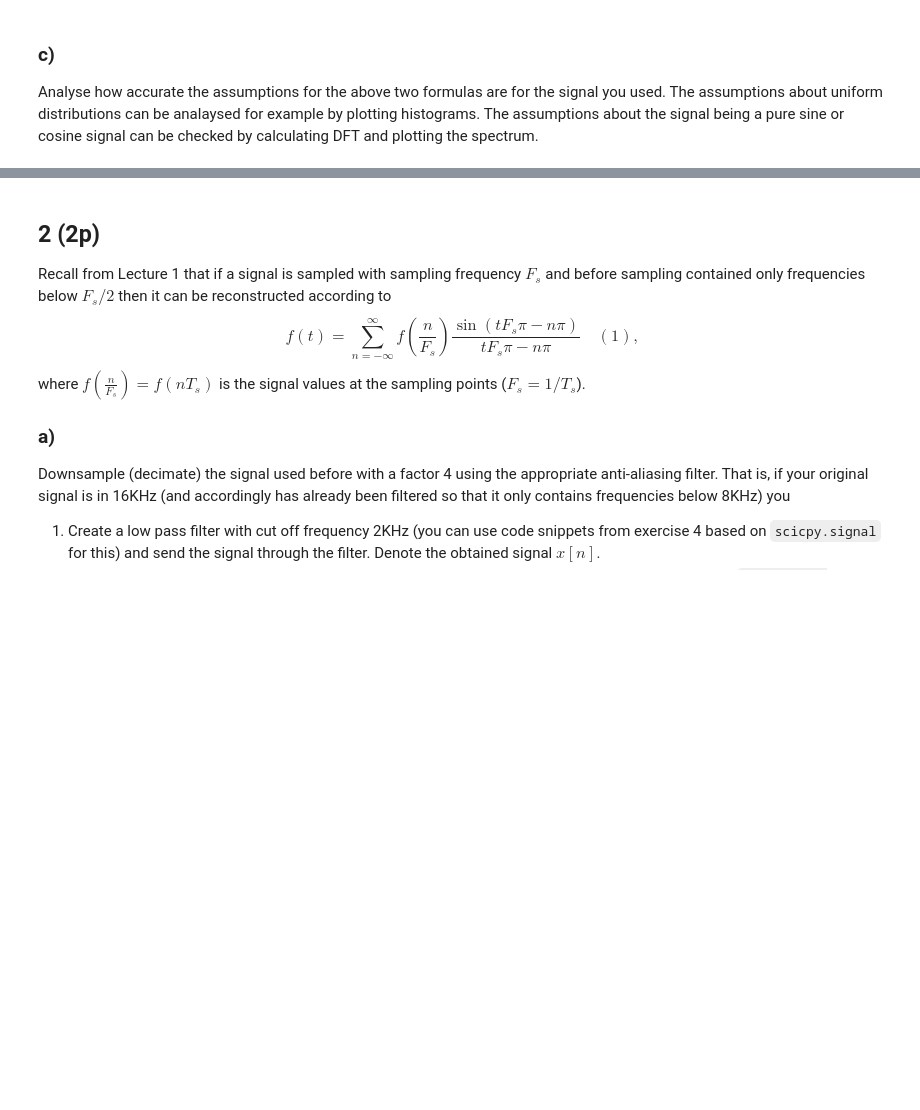
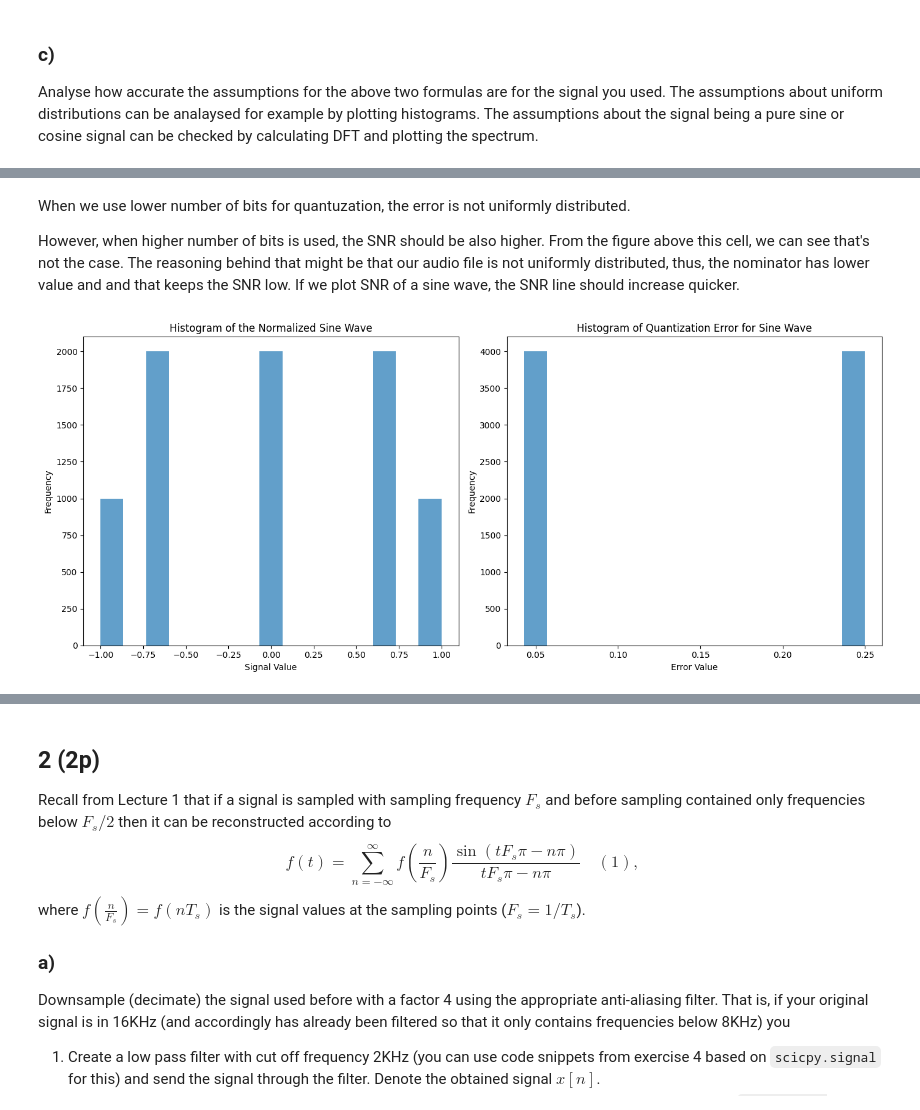
Before and after one commit to LukasFoltyn/czsa-first-homework, a Jupyter notebook: CZSa_2024_HW1.ipynb, the cells around one changed output, grey strips where cells are left out. Drawn from its saved outputs; the diff is of its cells as text; code cells hidden in the pictures; some formulas as TeX source; blank space fills up the shorter version.

```diff
--- a/CZSa_2024_HW1.ipynb
+++ b/CZSa_2024_HW1.ipynb
@@ -133,0 +200,46 @@ Analyse how accurate the assumptions for the above two formulas are for the sign
+# %% [markdown]
+When we use lower number of bits for quantuzation, the error is not uniformly distributed.
+
+However, when higher number of bits is used, the SNR should be also higher. From the figure above this cell, we can see that's not the case. The reasoning behind that might be that our audio file is not uniformly distributed, thus, the nominator has lower value and and that keeps the SNR low.
+If we plot SNR of a sine wave, the SNR line should increase quicker.
+# %%
+# Parameters for sine wave
+Fs = 8000  # Sampling frequency
+f_sine = 1000  # Frequency of sine wave
+t = np.arange(0, 1, 1/Fs)  # Time vector for 1 second
+
+# Create a sine wave signal
+sine_wave = np.sin(2 * np.pi * f_sine * t)
+
+# Normalize the sine wave
+sine_normalized, sine_max, sine_min = normalize(sine_wave)
+
+# Quantize the normalized sine wave
+bits = 2  # Let's choose 4 bits for quantization (you can change it)
+sine_quantized = quantize(sine_normalized, bits)
+
+# Calculate the quantization error for the sine wave
+_, sine_err = calculate_snr(sine_normalized, sine_quantized)
+
+# Plot histograms to analyze the uniformity of the sine signal and quantization error
+
+plt.figure(figsize=(14, 6))
+
+# Histogram of the original normalized sine wave
+plt.subplot(1, 2, 1)
+plt.hist(sine_normalized, bins=15, alpha=0.7)
+plt.title('Histogram of the Normalized Sine Wave')
+plt.xlabel('Signal Value')
+plt.ylabel('Frequency')
+
+# Histogram of the quantization error for sine wave
+plt.subplot(1, 2, 2)
+plt.hist(np.abs(sine_err), bins=15, alpha=0.7)
+plt.title('Histogram of Quantization Error for Sine Wave')
+plt.xlabel('Error Value')
+plt.ylabel('Frequency')
+
+plt.tight_layout()
+plt.show()
+# %% [output]
+[figure, added]
```
Also changed, not shown: parts of 8 cells of this notebook.
